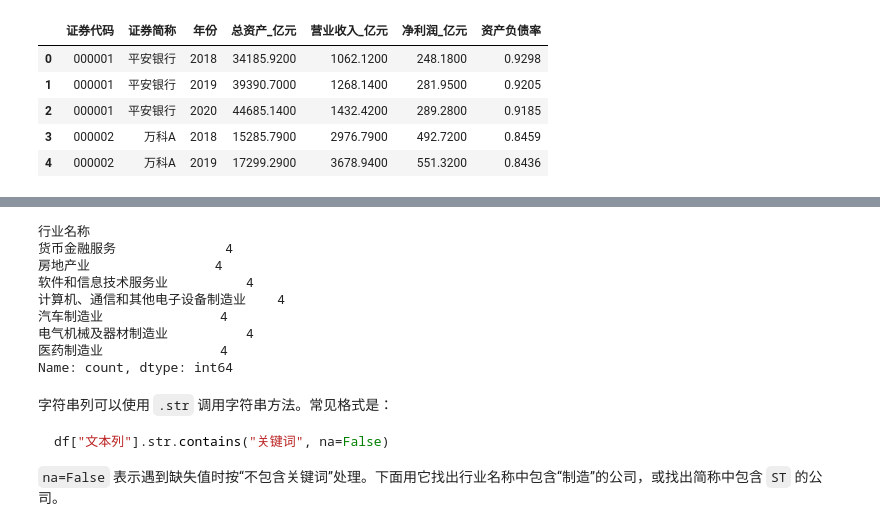
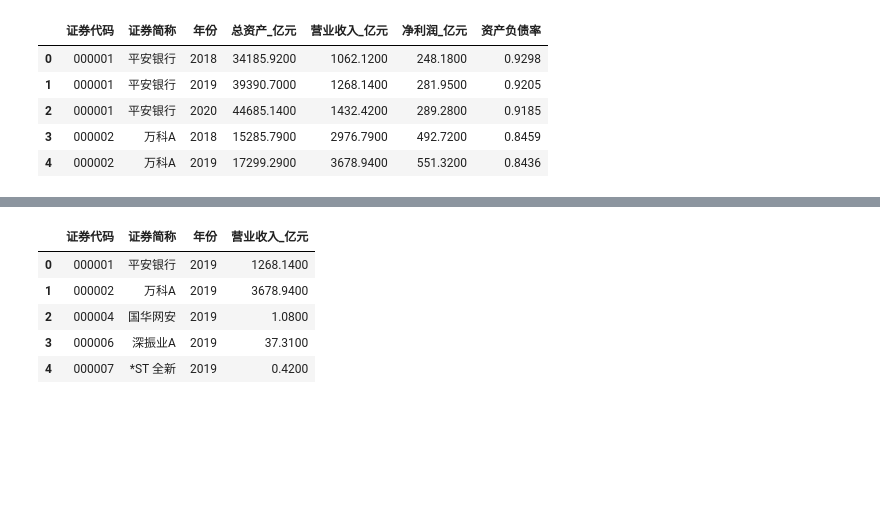
Before and after one commit to itsaquestion/py4ss_v4, a Jupyter notebook: 新章节编辑/pandas/pandas_finance_to_analysis.ipynb, the cells around one changed output, grey strips where cells are left out. Saved outputs shown, nothing was run; the diff lists cells and outputs as text; code cells hidden in the pictures; blank space fills up the shorter version.

````diff
--- a/新章节编辑/pandas/pandas_finance_to_analysis.ipynb
+++ b/新章节编辑/pandas/pandas_finance_to_analysis.ipynb
@@ -807,20 +819,18 @@ company.head()
 # %%
-company["行业名称"].value_counts()
+# 把两个年度的财务记录纵向追加到一起。
+finance_2019 = finance_code.loc[finance_code["年份"] == 2019].copy()  # 取出 2019 年记录
+finance_2020_for_concat = finance_code.loc[finance_code["年份"] == 2020].copy()  # 取出 2020 年记录
+
+finance_two_years = pd.concat(
+    [finance_2019, finance_2020_for_concat],  # 要追加的表
+    ignore_index=True,  # 重新生成连续索引
+)
+
+finance_two_years[["证券代码", "证券简称", "年份", "营业收入_亿元"]].head()  # 查看追加结果
 # %% [output]
-行业名称
-货币金融服务              4
-房地产业                4
-软件和信息技术服务业          4
-计算机、通信和其他电子设备制造业    4
-汽车制造业               4
-电气机械及器材制造业          4
-医药制造业               4
-Name: count, dtype: int64
+|  | 证券代码 | 证券简称 | 年份 | 营业收入_亿元 |
+| 0 | 000001 | 平安银行 | 2019 | 1268.1400 |
+| 1 | 000002 | 万科A | 2019 | 3678.9400 |
+| 2 | 000004 | 国华网安 | 2019 | 1.0800 |
+| 3 | 000006 | 深振业A | 2019 | 37.3100 |
+| 4 | 000007 | *ST 全新 | 2019 | 0.4200 |
-# %% [markdown]
-字符串列可以使用 `.str` 调用字符串方法。常见格式是：
-
-```python
-df["文本列"].str.contains("关键词", na=False)
-```
-
-`na=False` 表示遇到缺失值时按“不包含关键词”处理。下面用它找出行业名称中包含“制造”的公司，或找出简称中包含 `ST` 的公司。
````
Also changed, not shown: parts of 110 cells of this notebook, 6 other files.
